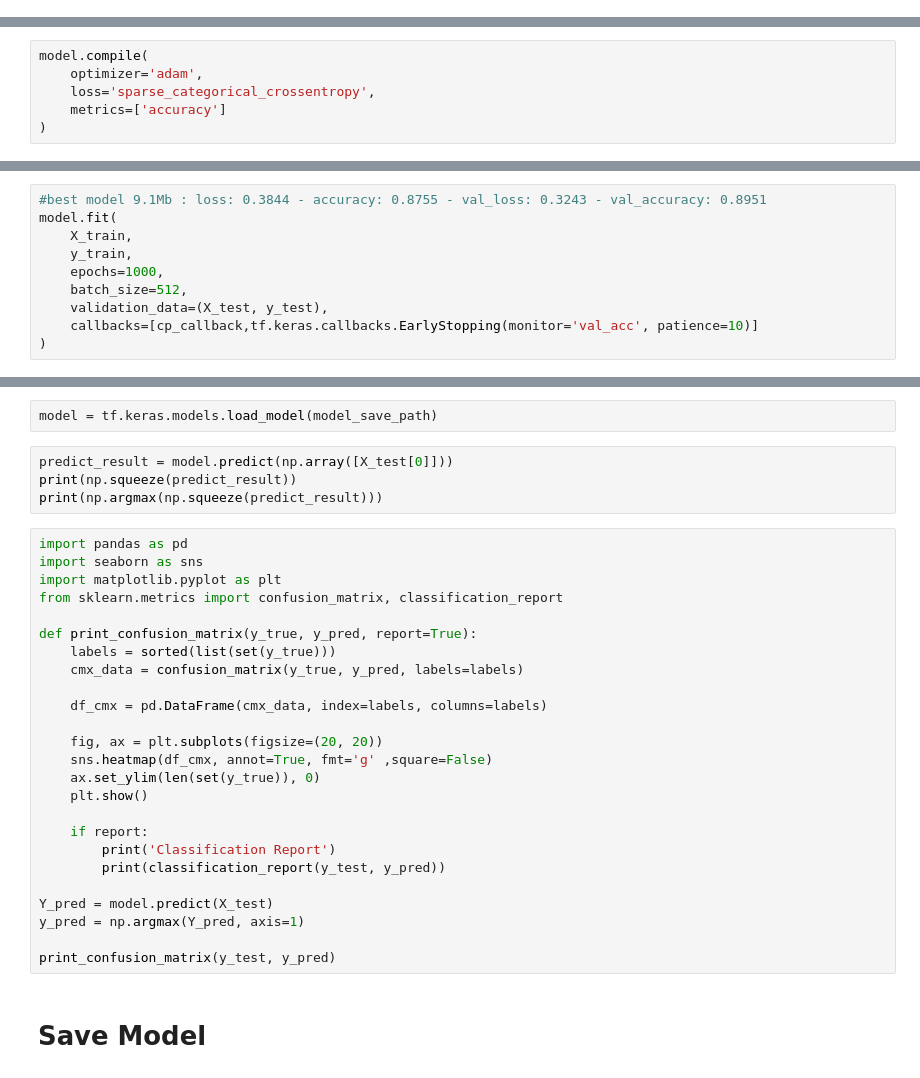
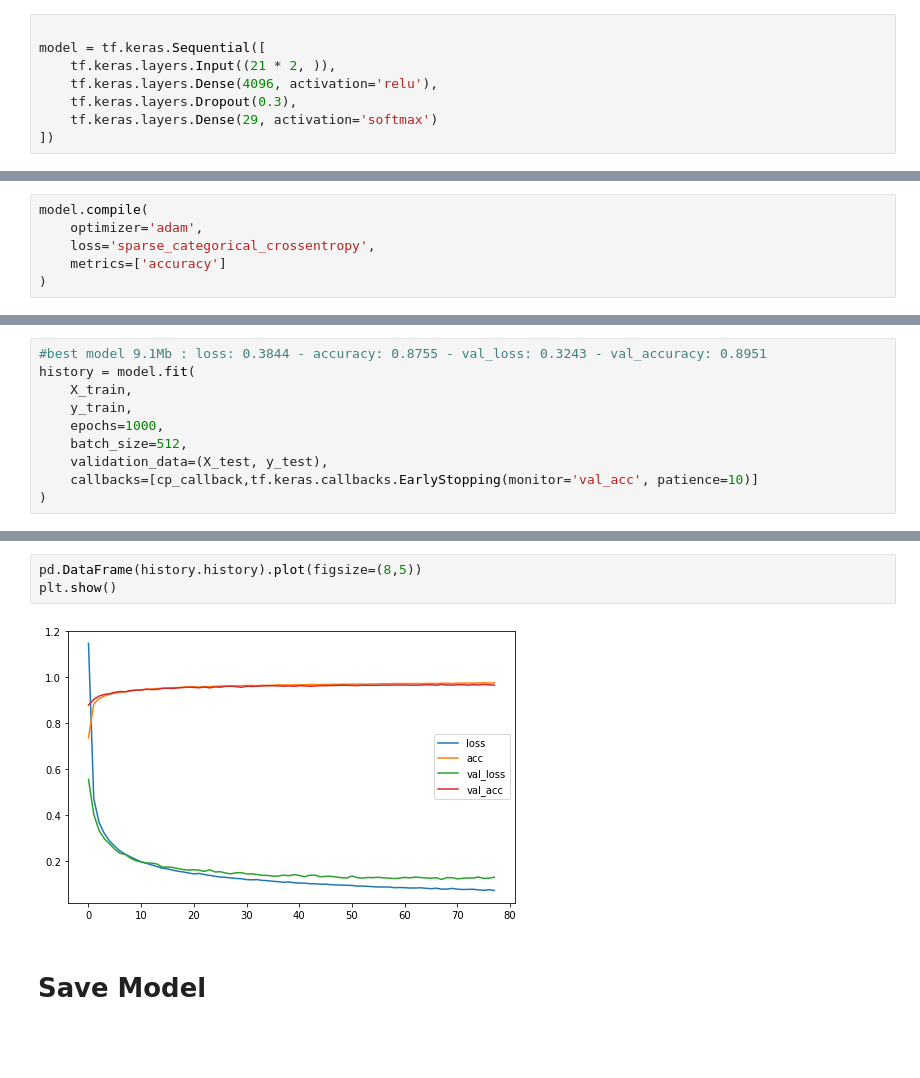
Before and after one commit to pranavrajiv/MSDS462FinalProject, a Jupyter notebook: training/alpha_train for sagemaker.ipynb, the cells around one changed output, grey strips where cells are left out. Drawn from its saved outputs; the diff is of its cells as text; blank space fills up the shorter version.

Commit message:
Smaller model using vanilla DNN

```diff
--- a/training/alpha_train for sagemaker.ipynb
+++ b/training/alpha_train for sagemaker.ipynb
@@ -66,2 +65,10 @@ model = tf.keras.models.Sequential([
+# %%
+
+model = tf.keras.Sequential([
+    tf.keras.layers.Input((21 * 2, )),
+    tf.keras.layers.Dense(4096, activation='relu'),
+    tf.keras.layers.Dropout(0.3),
+    tf.keras.layers.Dense(29, activation='softmax')
+])
 # %%
 model.summary()  # tf.keras.utils.plot_model(model, show_shapes=True)
@@ -78,6 +103,6 @@ model.compile(
 # %%
 #best model 9.1Mb : loss: 0.3844 - accuracy: 0.8755 - val_loss: 0.3243 - val_accuracy: 0.8951
-model.fit(
+history = model.fit(
     X_train,
     y_train,
     epochs=1000,
@@ -90,34 +135,8 @@ val_loss, val_acc = model.evaluate(X_test, y_test, batch_size=512)
-# %%
-model = tf.keras.models.load_model(model_save_path)
-# %%
-predict_result = model.predict(np.array([X_test[0]]))
-print(np.squeeze(predict_result))
-print(np.argmax(np.squeeze(predict_result)))
-# %%
-import pandas as pd
-import seaborn as sns
-import matplotlib.pyplot as plt
-from sklearn.metrics import confusion_matrix, classification_report
-
-def print_confusion_matrix(y_true, y_pred, report=True):
-    labels = sorted(list(set(y_true)))
-    cmx_data = confusion_matrix(y_true, y_pred, labels=labels)
-
-    df_cmx = pd.DataFrame(cmx_data, index=labels, columns=labels)
-
-    fig, ax = plt.subplots(figsize=(20, 20))
-    sns.heatmap(df_cmx, annot=True, fmt='g' ,square=False)
-    ax.set_ylim(len(set(y_true)), 0)
-    plt.show()
-
-    if report:
-        print('Classification Report')
-        print(classification_report(y_test, y_pred))
-
-Y_pred = model.predict(X_test)
-y_pred = np.argmax(Y_pred, axis=1)
-
-print_confusion_matrix(y_test, y_pred)
+# %%
+pd.DataFrame(history.history).plot(figsize=(8,5))
+plt.show()
+# %% [output]
+[figure, added]
 # %% [markdown]
 # Save Model
 # %%
```
Also changed, not shown: parts of 14 cells of this notebook, 3 other files.
